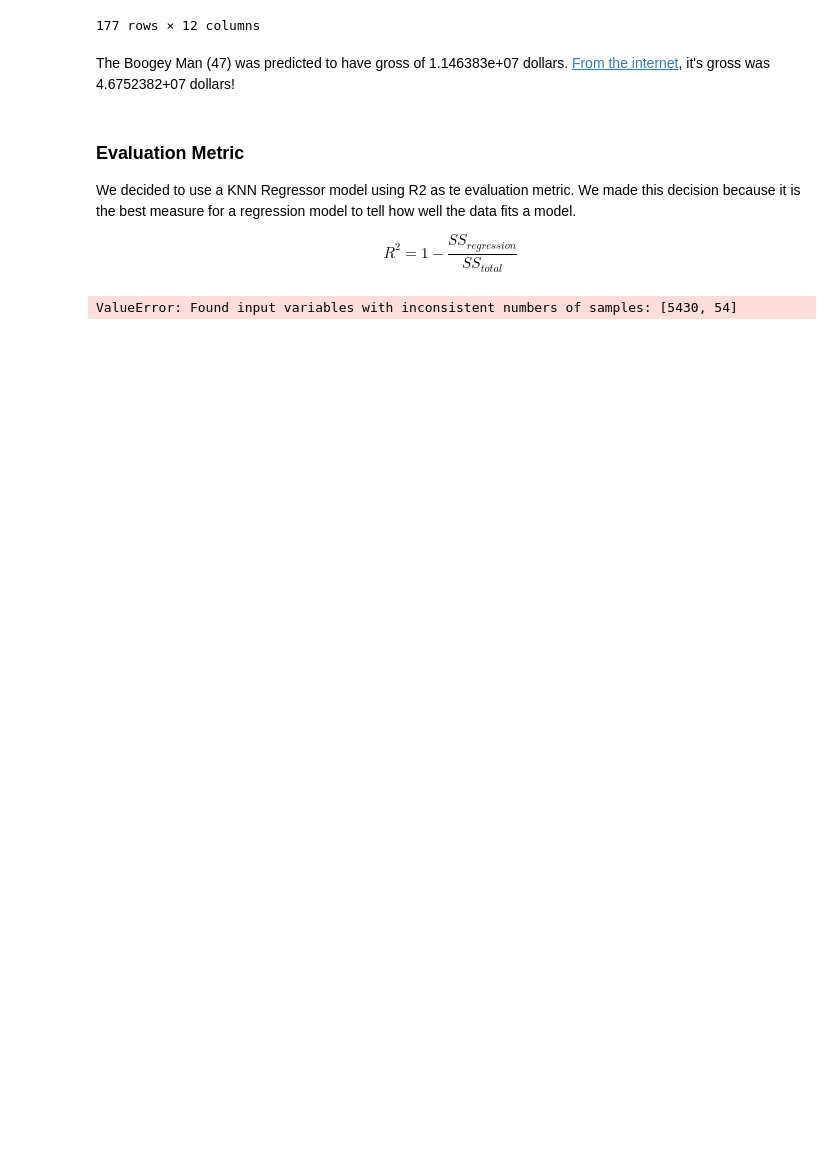
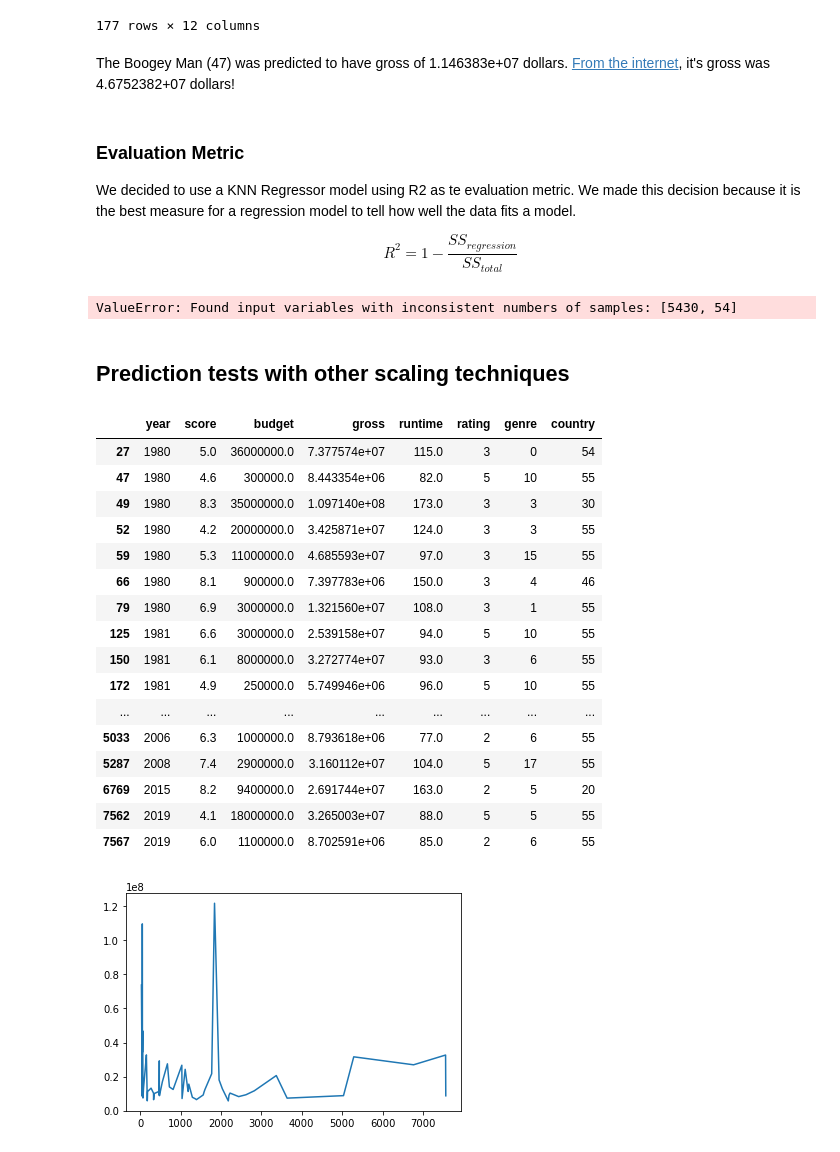
Before and after one commit to dchicasduena/COMP3400_Project, a Jupyter notebook: Iteration 2/Project2.ipynb, the cells around one changed output. Cells and saved outputs as stored; diff of their text form; code cells hidden in the pictures; blank space fills up the shorter version.

Commit message:
Added some more graphs

```diff
--- a/Iteration 2/Project2.ipynb
+++ b/Iteration 2/Project2.ipynb
@@ -554,3 +554,46 @@ r2 = r2_score(y, model.predict(X_t_to_pred))
 r2
 # %% [output]
 ValueError: Found input variables with inconsistent numbers of samples: [5430, 54]
+# %% [markdown]
+## Prediction tests with other scaling techniques
+# %%
+#Trying predictions again but with Log scaler
+
+#Setting up KNN Regression model with Log scaler
+X = m2_clean.drop(['gross'], axis=1).to_numpy()
+scaler = FunctionTransformer(np.log1p)
+X_t = scaler.fit_transform(X)
+y = m2_clean['gross'].to_numpy()
+
+model = KNeighborsRegressor(n_neighbors=73)
+model.fit(X_t, y)
+
+# Predicting the missing values
+X_to_pred = rows_to_fix_gross.drop(['gross'], axis=1).to_numpy()
+X_t_to_pred = scaler.transform(X_to_pred)
+y_pred = model.predict(X_t_to_pred)
+
+rows_to_fix_gross['gross'] = y_pred
+m2_predicted = m2_clean.append(rows_to_fix_gross)
+
+rows_to_fix_gross['gross'].plot()
+rows_to_fix_gross
+# %% [output]
+|  | year | score | budget | gross | runtime | rating | genre | country |
+| 27 | 1980 | 5.0 | 36000000.0 | 7.377574e+07 | 115.0 | 3 | 0 | 54 |
+| 47 | 1980 | 4.6 | 300000.0 | 8.443354e+06 | 82.0 | 5 | 10 | 55 |
+| 49 | 1980 | 8.3 | 35000000.0 | 1.097140e+08 | 173.0 | 3 | 3 | 30 |
+| 52 | 1980 | 4.2 | 20000000.0 | 3.425871e+07 | 124.0 | 3 | 3 | 55 |
+| 59 | 1980 | 5.3 | 11000000.0 | 4.685593e+07 | 97.0 | 3 | 15 | 55 |
+| 66 | 1980 | 8.1 | 900000.0 | 7.397783e+06 | 150.0 | 3 | 4 | 46 |
+| 79 | 1980 | 6.9 | 3000000.0 | 1.321560e+07 | 108.0 | 3 | 1 | 55 |
+| 125 | 1981 | 6.6 | 3000000.0 | 2.539158e+07 | 94.0 | 5 | 10 | 55 |
+| 150 | 1981 | 6.1 | 8000000.0 | 3.272774e+07 | 93.0 | 3 | 6 | 55 |
+| 172 | 1981 | 4.9 | 250000.0 | 5.749946e+06 | 96.0 | 5 | 10 | 55 |
+| ... | ... | ... | ... | ... | ... | ... | ... | ... |
+| 5033 | 2006 | 6.3 | 1000000.0 | 8.793618e+06 | 77.0 | 2 | 6 | 55 |
+| 5287 | 2008 | 7.4 | 2900000.0 | 3.160112e+07 | 104.0 | 5 | 17 | 55 |
+| 6769 | 2015 | 8.2 | 9400000.0 | 2.691744e+07 | 163.0 | 2 | 5 | 20 |
+| 7562 | 2019 | 4.1 | 18000000.0 | 3.265003e+07 | 88.0 | 5 | 5 | 55 |
+| 7567 | 2019 | 6.0 | 1100000.0 | 8.702591e+06 | 85.0 | 2 | 6 | 55 |
+[figure, added]
```
Also changed, not shown: parts of 11 cells of this notebook.
